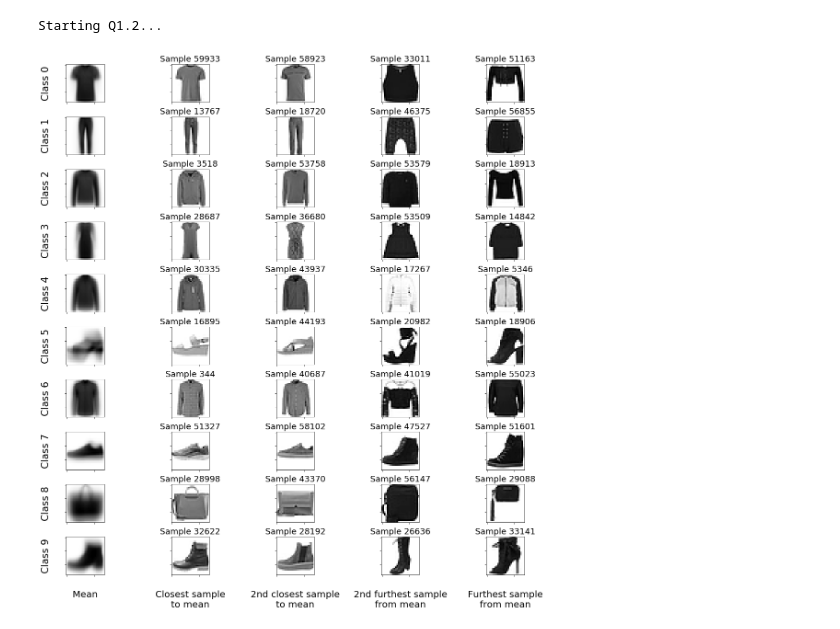
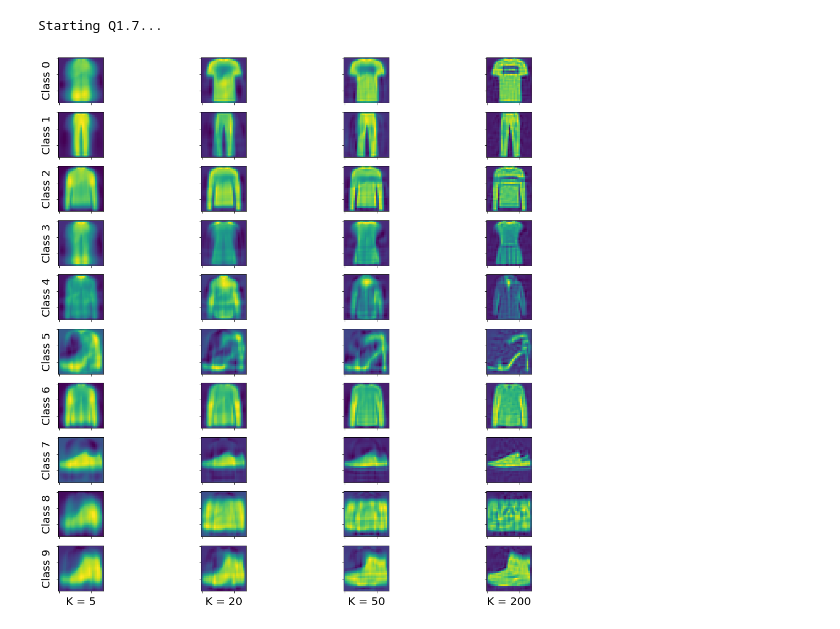
Before and after one commit to hwixley/IAML-cwk2, a Jupyter notebook: INFR10069-2020-CW2/templates/iaml01cw2_q1.ipynb, the cells around one changed output. Saved outputs shown, nothing was run; the diff lists cells and outputs as text; code cells hidden in the pictures.

Commit message:
plot titles

```diff
--- a/INFR10069-2020-CW2/templates/iaml01cw2_q1.ipynb
+++ b/INFR10069-2020-CW2/templates/iaml01cw2_q1.ipynb
@@ -344,7 +344,7 @@ def iaml01cw2_q1_7():
     axs[9,1].set_xlabel("K = 20",fontsize=20)
     axs[9,2].set_xlabel("K = 50",fontsize=20)
     axs[9,3].set_xlabel("K = 200",fontsize=20)
-    plt.suptitle("A grid to show the images of the reconstructed class samples\nfor varying amounts of dimension reductions (K)", fontsize=24)
+    #plt.suptitle("A grid to show the images of the reconstructed class samples\nfor varying amounts of dimension reductions (K)", fontsize=24)
 
     plt.show()
 
@@ -385,8 +385,8 @@ def iaml01cw2_q1_8():
 
 #
 # iaml01cw2_q1_8()   # comment this out when you run the function
-# %%
-iaml01cw2_q1_2()
-# %% [output]
-Starting Q1.2...
-[figure, removed]
+# %%
+iaml01cw2_q1_7()
+# %% [output]
+Starting Q1.7...
+[figure, added]
```
Also changed, not shown: 4 other files.
